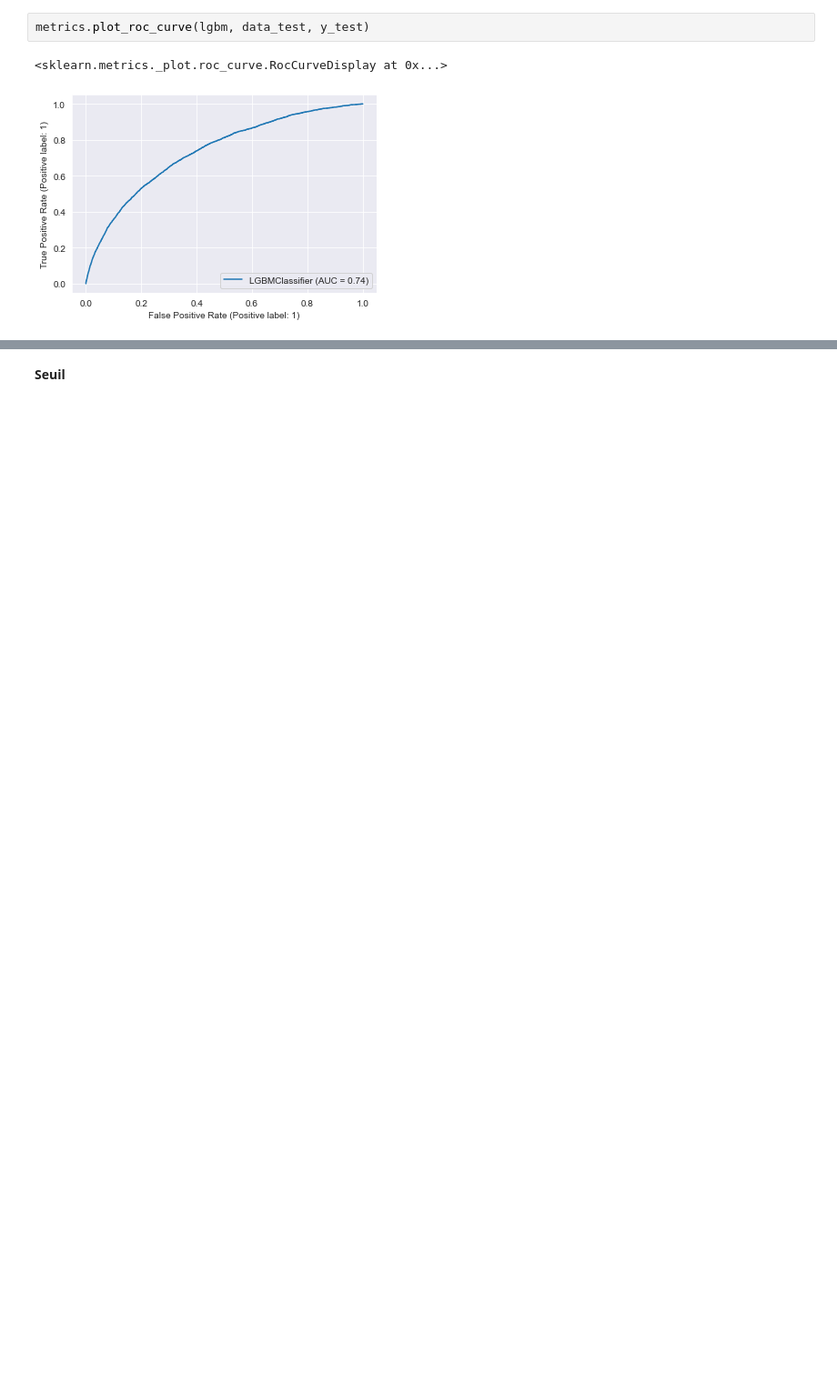
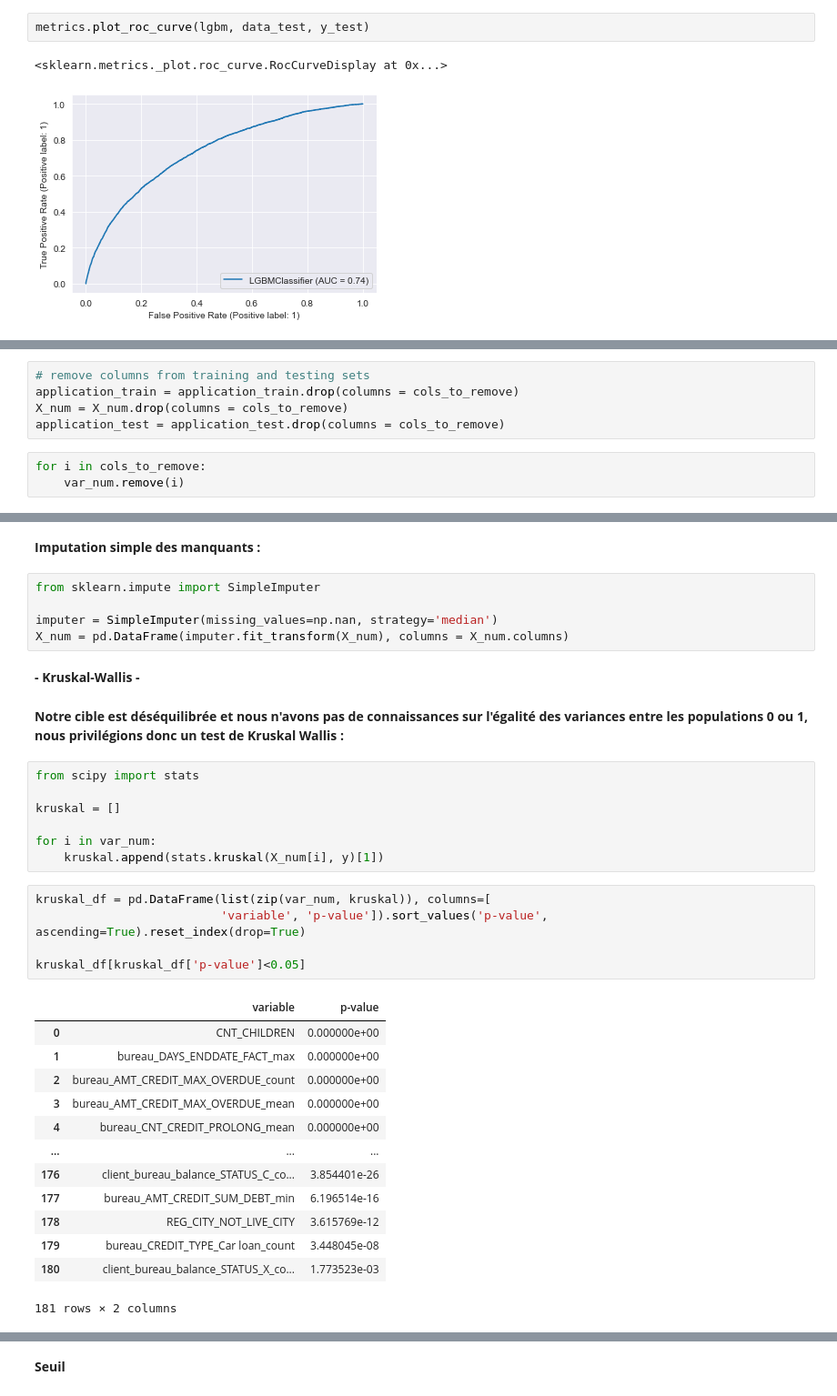
Before and after one commit to martinletouvet/oc_projet7, a Jupyter notebook: P7_Notebook.ipynb, the cells around one changed output, grey strips where cells are left out. Shown at 91% size. Cells and saved outputs as stored; diff of their text form; blank space fills up the shorter version.

```diff
--- a/P7_Notebook.ipynb
+++ b/P7_Notebook.ipynb
@@ -1581,0 +1776,8 @@ metrics.plot_roc_curve(lgbm, data_test, y_test)
+# %%
+# remove columns from training and testing sets
+application_train = application_train.drop(columns = cols_to_remove)
+X_num = X_num.drop(columns = cols_to_remove)
+application_test = application_test.drop(columns = cols_to_remove)
+# %%
+for i in cols_to_remove:
+    var_num.remove(i)
@@ -1581,0 +1798,37 @@ metrics.plot_roc_curve(lgbm, data_test, y_test)
+# %% [markdown]
+**Imputation simple des manquants :**
+# %%
+from sklearn.impute import SimpleImputer
+
+imputer = SimpleImputer(missing_values=np.nan, strategy='median')
+X_num = pd.DataFrame(imputer.fit_transform(X_num), columns = X_num.columns)
+# %% [markdown]
+**- Kruskal-Wallis -**
+# %% [markdown]
+**Notre cible est déséquilibrée et nous n'avons pas de connaissances sur l'égalité des variances entre les populations 0 ou 1, nous privilégions donc un test de Kruskal Wallis :**
+# %%
+from scipy import stats
+
+kruskal = []
+
+for i in var_num:
+    kruskal.append(stats.kruskal(X_num[i], y)[1])
+# %%
+kruskal_df = pd.DataFrame(list(zip(var_num, kruskal)), columns=[
+                          'variable', 'p-value']).sort_values('p-value', ascending=True).reset_index(drop=True)
+
+kruskal_df[kruskal_df['p-value']<0.05]
+# %% [output]
+|  | variable | p-value |
+| 0 | CNT_CHILDREN | 0.000000e+00 |
+| 1 | bureau_DAYS_ENDDATE_FACT_max | 0.000000e+00 |
+| 2 | bureau_AMT_CREDIT_MAX_OVERDUE_count | 0.000000e+00 |
+| 3 | bureau_AMT_CREDIT_MAX_OVERDUE_mean | 0.000000e+00 |
+| 4 | bureau_CNT_CREDIT_PROLONG_mean | 0.000000e+00 |
+| ... | ... | ... |
+| 176 | client_bureau_balance_STATUS_C_co... | 3.854401e-26 |
+| 177 | bureau_AMT_CREDIT_SUM_DEBT_min | 6.196514e-16 |
+| 178 | REG_CITY_NOT_LIVE_CITY | 3.615769e-12 |
+| 179 | bureau_CREDIT_TYPE_Car loan_count | 3.448045e-08 |
+| 180 | client_bureau_balance_STATUS_X_co... | 1.773523e-03 |
+181 rows × 2 columns
```
Also changed, not shown: parts of 119 cells of this notebook.
